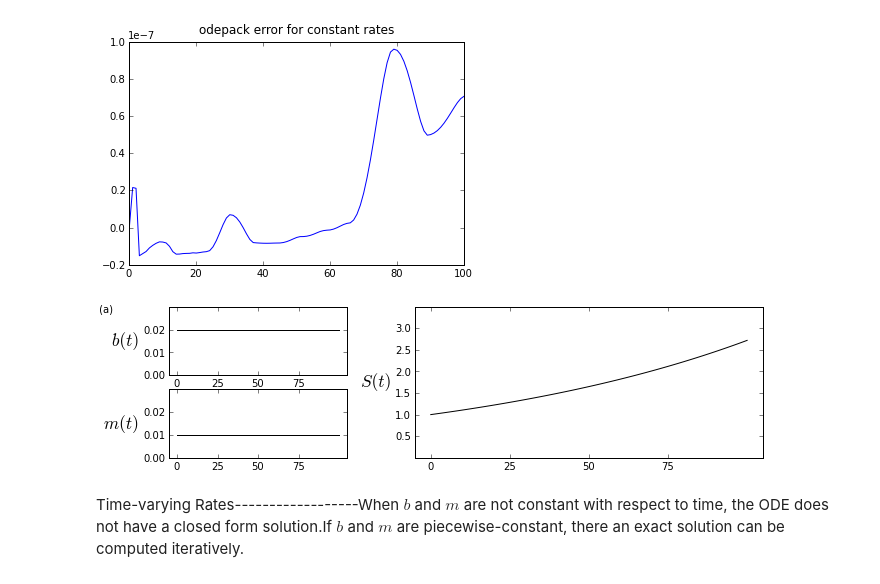
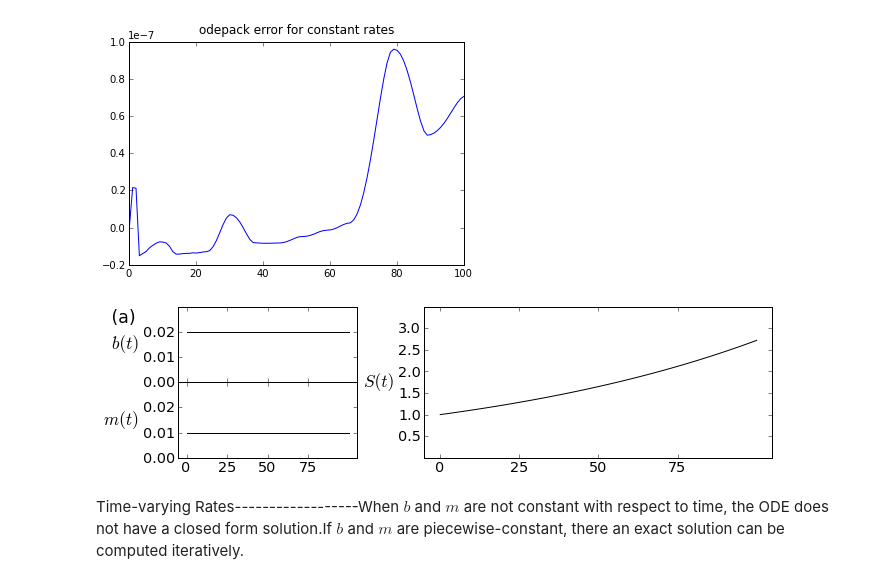
Before and after one commit to aflaxman/gbd, a Jupyter notebook: book/one_compartment.ipynb, the cells around one changed output. Drawn from its saved outputs; the diff is of its cells as text; code cells hidden in the pictures.

```diff
--- a/book/one_compartment.ipynb
+++ b/book/one_compartment.ipynb
@@ -18,11 +18,11 @@ plot(t, S_approx.reshape(101) - S_exact)title('odepack error for constant rates'
 # %%
 import syssys.path += ['..', '../..']import book_graphics
 # %%
-def plot_system():    pl.figure(**book_graphics.quarter_page_params)    pl.subplots_adjust(.1, .175, .98, .875, .275)    pl.subplot(2, 3, 1)    pl.step(t, b, 'k-')    pl.xticks(arange(0, 100, 25))    pl.yticks([0., .01, .02])    pl.axis([-5, 105, 0, .03])    pl.ylabel('$b(t)$', rotation='horizontal', fontsize='xx-large')        pl.subplot(2, 3, 4)    pl.step(t, m, 'k-')    pl.yticks([0., .01, .02])    pl.xticks(arange(0, 100, 25))    pl.axis([-5, 105, 0, .03])    pl.ylabel('$m(t)$', rotation='horizontal', fontsize='xx-large')        pl.axes([.1 + .075 + (.9 - .1) / 3, .175, (.9 - .1 - .075) * 2 / 3 , .875-.175])    pl.plot(t, S_approx, 'k-')    pl.xticks(arange(0, 100, 25))    pl.yticks(pl.arange(.5, 3.5, .5))    pl.axis([-5, 105, 0, 3.5])    pl.ylabel('$S(t)$', rotation='horizontal', fontsize='xx-large')
+def plot_system():    pl.figure(**book_graphics.quarter_page_params)    pl.subplots_adjust(.1, .175, .98, .875, .275, 0)    pl.subplot(2, 3, 1)    pl.step(t, b, 'k-')    pl.xticks(arange(0, 100, 25), fontsize='x-large')    pl.yticks([0., .01, .02], fontsize='x-large')    pl.axis([-5, 105, 0, .03])    pl.ylabel('$b(t)$', rotation='horizontal', fontsize='xx-large')        pl.subplot(2, 3, 4)    pl.step(t, m, 'k-')    pl.yticks([0., .01, .02], fontsize='x-large')    pl.xticks(arange(0, 100, 25), fontsize='x-large')    pl.axis([-5, 105, 0, .03])    pl.ylabel('$m(t)$', rotation='horizontal', fontsize='xx-large')        pl.axes([.1 + .075 + (.9 - .1) / 3, .175, (.9 - .1 - .075) * 2 / 3 , .875-.175])    pl.plot(t, S_approx, 'k-')    pl.xticks(arange(0, 100, 25), fontsize='x-large')    pl.yticks(pl.arange(.5, 3.5, .5), fontsize='x-large')    pl.axis([-5, 105, 0, 3.5])    pl.ylabel('$S(t)$', rotation='horizontal', fontsize='xx-large')
 # %%
-plot_system()pl.figtext(0, .9, '\n (a)', ha='left', va='top')pl.savefig('one_compartment_constant_rate.pdf')
+plot_system()pl.figtext(0, .9, '\n (a)', ha='left', va='top', fontsize='xx-large')pl.savefig('one_compartment_constant_rate.pdf')
 # %% [output]
-[figure, old version]
+[figure, new version]
 # %% [markdown]
 Time-varying Rates------------------When $b$ and $m$ are not constant with respect to time, the ODE does not have a closed form solution.If $b$ and $m$ are piecewise-constant, there an exact solution can be computed iteratively.
 # %%
```
Also changed, not shown: parts of 2 cells of this notebook, 4 other files.
